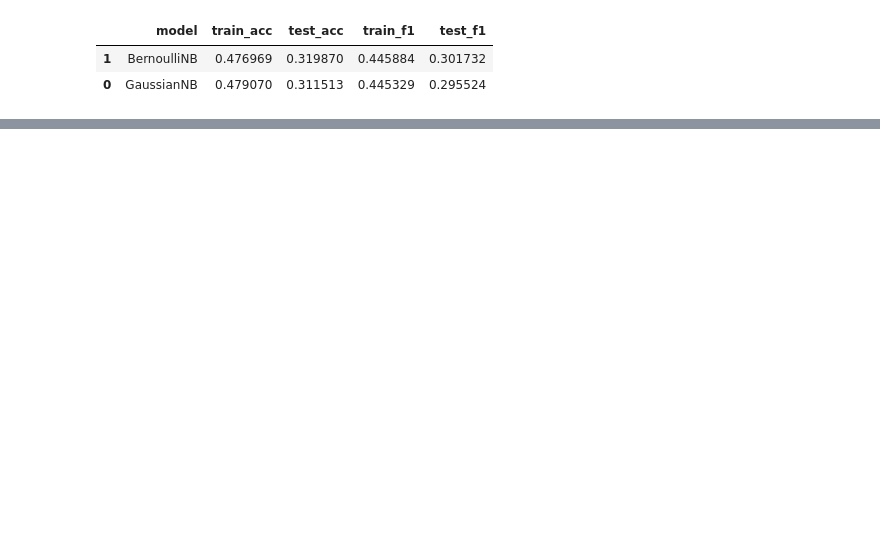
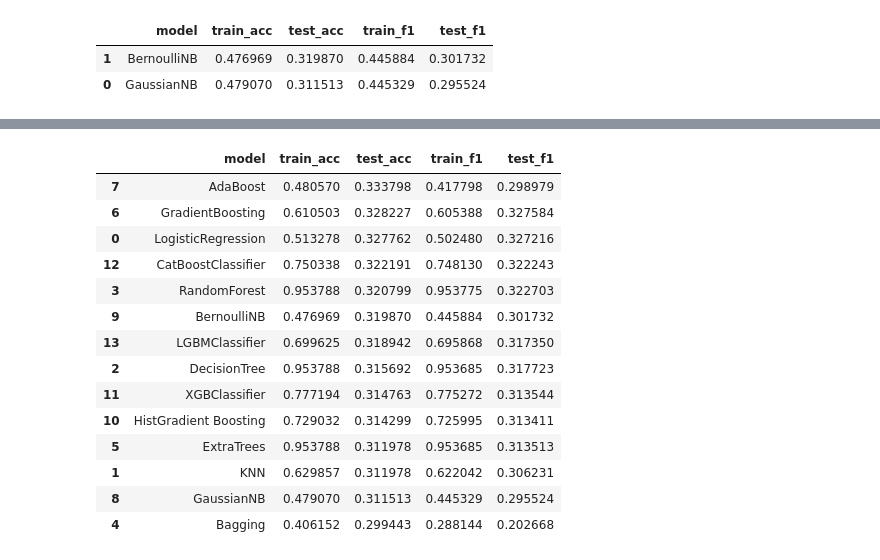
Before and after one commit to ASTROBOX1/practice, a Jupyter notebook: ex_005.ipynb, the cells around one changed output, grey strips where cells are left out. Drawn from its saved outputs; the diff is of its cells as text; code cells hidden in the pictures; blank space fills up the shorter version.

```diff
--- a/ex_005.ipynb
+++ b/ex_005.ipynb
@@ -419,3 +419,5 @@ result
 |  | model | train_acc | test_acc | train_f1 | test_f1 |
 | 1 | BernoulliNB | 0.476969 | 0.319870 | 0.445884 | 0.301732 |
 | 0 | GaussianNB | 0.479070 | 0.311513 | 0.445329 | 0.295524 |
+# %%
+result =run_classification_models(classifications_models, X_train, X_test, y_train, y_test)
@@ -421,0 +442,18 @@ result
+# %%
+result.sort_values(by='test_acc',ascending=False)
+# %% [output]
+|  | model | train_acc | test_acc | train_f1 | test_f1 |
+| 7 | AdaBoost | 0.480570 | 0.333798 | 0.417798 | 0.298979 |
+| 6 | GradientBoosting | 0.610503 | 0.328227 | 0.605388 | 0.327584 |
+| 0 | LogisticRegression | 0.513278 | 0.327762 | 0.502480 | 0.327216 |
+| 12 | CatBoostClassifier | 0.750338 | 0.322191 | 0.748130 | 0.322243 |
+| 3 | RandomForest | 0.953788 | 0.320799 | 0.953775 | 0.322703 |
+| 9 | BernoulliNB | 0.476969 | 0.319870 | 0.445884 | 0.301732 |
+| 13 | LGBMClassifier | 0.699625 | 0.318942 | 0.695868 | 0.317350 |
+| 2 | DecisionTree | 0.953788 | 0.315692 | 0.953685 | 0.317723 |
+| 11 | XGBClassifier | 0.777194 | 0.314763 | 0.775272 | 0.313544 |
+| 10 | HistGradient Boosting | 0.729032 | 0.314299 | 0.725995 | 0.313411 |
+| 5 | ExtraTrees | 0.953788 | 0.311978 | 0.953685 | 0.313513 |
+| 1 | KNN | 0.629857 | 0.311978 | 0.622042 | 0.306231 |
+| 8 | GaussianNB | 0.479070 | 0.311513 | 0.445329 | 0.295524 |
+| 4 | Bagging | 0.406152 | 0.299443 | 0.288144 | 0.202668 |
```
Also changed, not shown: parts of 3 cells of this notebook, 7 other files.
